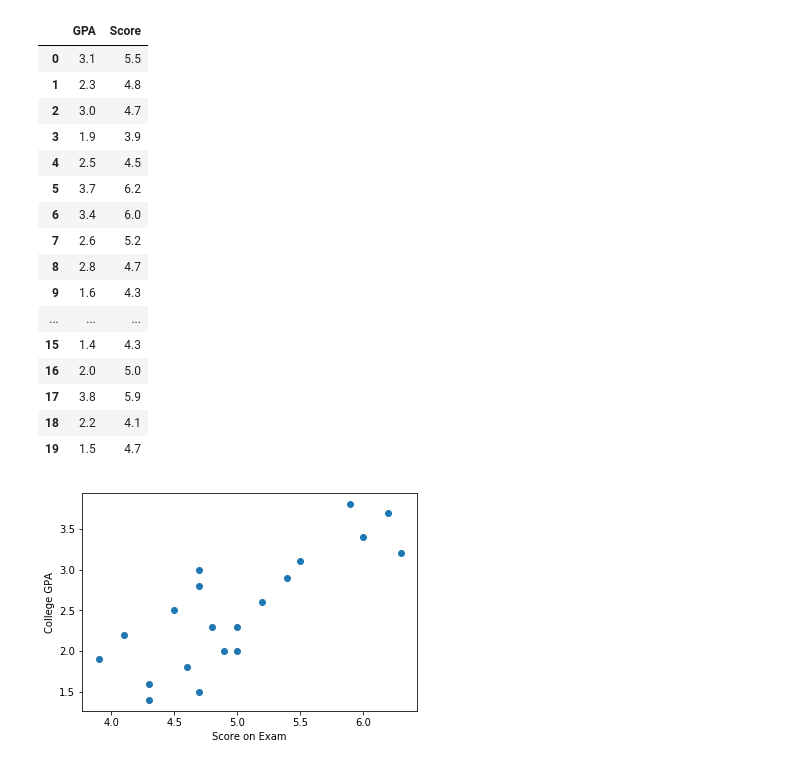
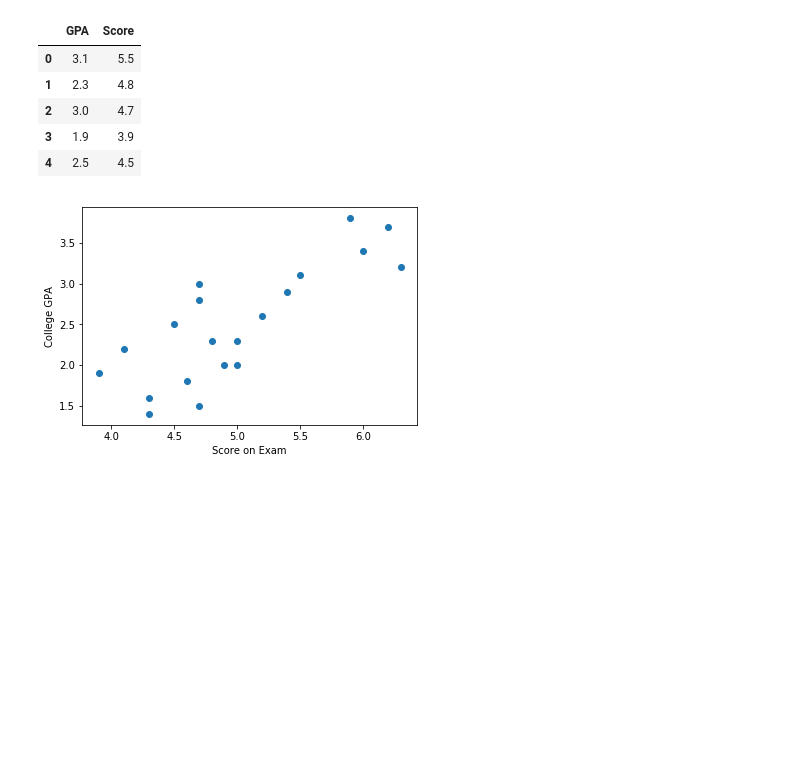
Before and after one commit to cshartrand/ISYE7401-RCode-To-Python, a Jupyter notebook: ISyE7401_PythonNotes.ipynb, the cells around one changed output. Saved outputs shown, nothing was run; the diff lists cells and outputs as text; code cells hidden in the pictures; blank space fills up the shorter version.

```diff
--- a/ISyE7401_PythonNotes.ipynb
+++ b/ISyE7401_PythonNotes.ipynb
@@ -9,25 +9,14 @@ ex = pd.read_table('GPA_copy.txt',sep='\s+')
 # %%
 #This dataset contains 20 observations of two values. We will try to predict a students college GPA from a score
 #on a test that they take before entering college.
-ex
+ex.head()
 # %% [output]
 |  | GPA | Score |
 | 0 | 3.1 | 5.5 |
 | 1 | 2.3 | 4.8 |
 | 2 | 3.0 | 4.7 |
 | 3 | 1.9 | 3.9 |
 | 4 | 2.5 | 4.5 |
-| 5 | 3.7 | 6.2 |
-| 6 | 3.4 | 6.0 |
-| 7 | 2.6 | 5.2 |
-| 8 | 2.8 | 4.7 |
-| 9 | 1.6 | 4.3 |
-| ... | ... | ... |
-| 15 | 1.4 | 4.3 |
-| 16 | 2.0 | 5.0 |
-| 17 | 3.8 | 5.9 |
-| 18 | 2.2 | 4.1 |
-| 19 | 1.5 | 4.7 |
 # %%
 #Let's observe the data in a scatter plot before we begin
 plt.scatter(ex.Score,ex.GPA)
```
Also changed, not shown: parts of 1 cell of this notebook.
